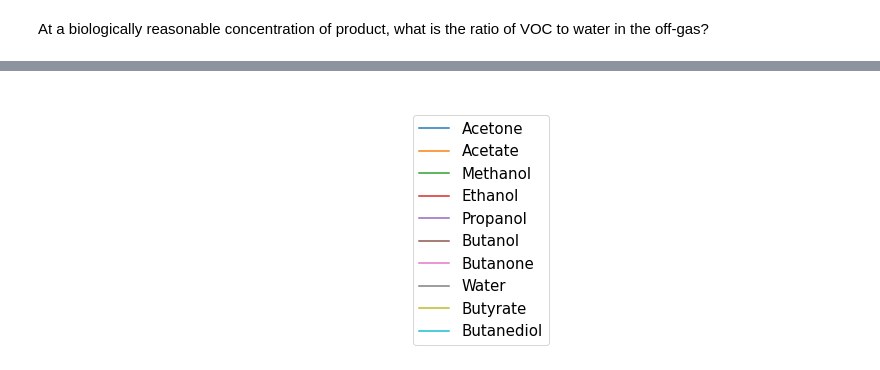
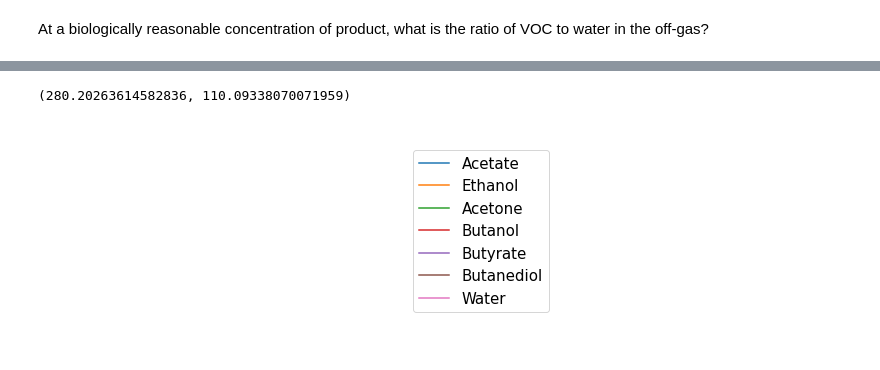
Before and after one commit to biosustain/CO2_fixation_models, a Jupyter notebook: Scripts/05_VolatileProdRecovery.ipynb, the cells around one changed output, grey strips where cells are left out. Saved outputs shown, nothing was run; the diff lists cells and outputs as text; code cells hidden in the pictures.

```diff
--- a/Scripts/05_VolatileProdRecovery.ipynb
+++ b/Scripts/05_VolatileProdRecovery.ipynb
@@ -267,0 +346,19 @@ at 60c: 5.5 %
+# %%
+plt.rcParams['axes.spines.top'] = False
+plt.rcParams['axes.spines.right'] = False
+
+plt.figure(figsize=(5,5))
+plt.plot(Kelvin_Celsius(T), x_PL("Actt", T, 0, 0.9)/0.018)
+plt.plot(Kelvin_Celsius(T), x_PL("EtOH", T, 0, 0.9)/0.018)
+plt.plot(Kelvin_Celsius(T), x_PL("Actn", T, 0, 0.9)/0.018)
+plt.plot(Kelvin_Celsius(T), x_PL("ButOH", T, 0, 0.9)/0.018)
+plt.plot(Kelvin_Celsius(T), x_PL("Butyrt", T, 0, 0.9)/0.018)
+plt.plot(Kelvin_Celsius(T), x_PL("Butdiol", T, 0, 0.9)/0.018)
+plt.axis([Kelvin_Celsius(T0), Kelvin_Celsius(T0)+dt, 1, 1000])
+plt.yscale("log")
+plt.xlabel('Temperature [°C]', fontsize=15)
+#plt.yticks([0,0.05,0.1,0.15])
+plt.ylabel('Steady state product concentration [M]', fontsize=15)
+plt.tick_params(axis='both', which='major', labelsize=15)
+
+plt.show()
@@ -268,19 +367,20 @@ at 60c: 5.5 %
+# %%
+x_PL("EtOH", Celsius_Kelvin(60), 0, 0.9)/0.018*46,x_PL("Actn", Celsius_Kelvin(60), 0, 0.9)/0.018*58
+# %% [output]
+(280.20263614582836, 110.09338070071959)
 # %%
 plt.plot(np.NaN, np.NaN)
 plt.plot(np.NaN, np.NaN)
 plt.plot(np.NaN, np.NaN)
 plt.plot(np.NaN, np.NaN)
 plt.plot(np.NaN, np.NaN)
 plt.plot(np.NaN, np.NaN)
 plt.plot(np.NaN, np.NaN)
-plt.plot(np.NaN, np.NaN)
-plt.plot(np.NaN, np.NaN)
-plt.plot(np.NaN, np.NaN)
-plt.legend(["Acetone","Acetate","Methanol","Ethanol","Propanol","Butanol","Butanone","Water","Butyrate","Butanediol"], fontsize=15,bbox_to_anchor=(1.1, 0.9), loc='upper left', borderaxespad=0.)
+plt.legend(["Acetate","Ethanol","Acetone","Butanol","Butyrate","Butanediol","Water"], fontsize=15,bbox_to_anchor=(1.1, 0.9), loc='upper left', borderaxespad=0.)
 
 plt.axis('off')
 
 plt.savefig('../Figures/Figure4/E_Legend.svg')
 plt.show()
 # %% [output]
-[figure, old version]
+[figure, new version]
```
Also changed, not shown: parts of 18 cells of this notebook, 9 other files.
